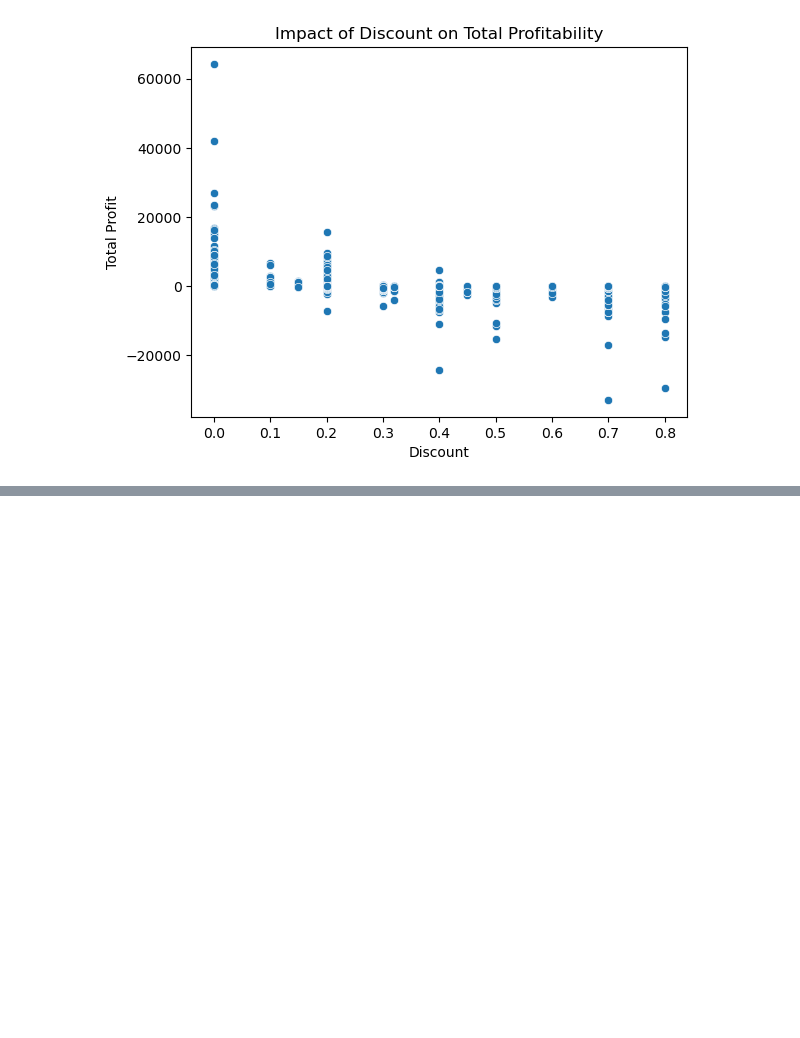
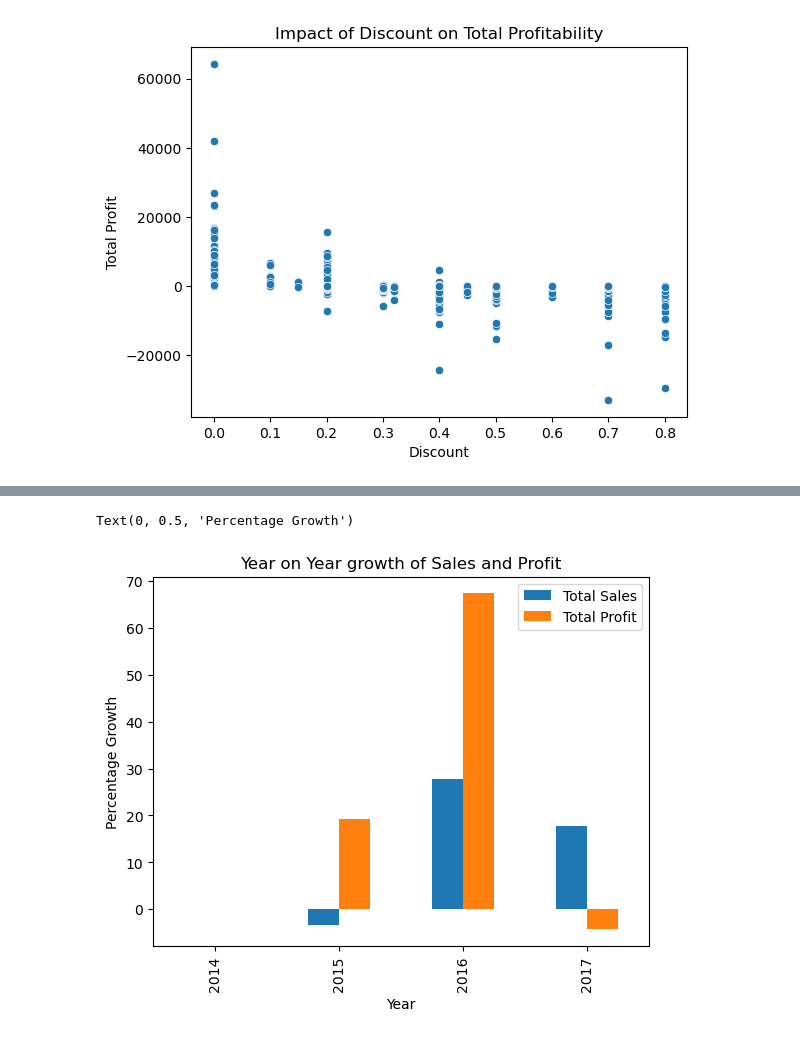
Before and after one commit to Shyam1327/SuperStore_Sales, a Jupyter notebook: SuperStore_Sales.ipynb, the cells around one changed output, grey strips where cells are left out. Saved outputs shown, nothing was run; the diff lists cells and outputs as text; code cells hidden in the pictures; blank space fills up the shorter version.

```diff
--- a/SuperStore_Sales.ipynb
+++ b/SuperStore_Sales.ipynb
@@ -1327,0 +1408,3 @@ plt.show()
+# %%
+yearly = df.groupby('OrderID Year')[['Total Sales','Total Profit']].sum().pct_change() *100
+yearly
@@ -1327,0 +1418,10 @@ plt.show()
+# %%
+yearly.plot(
+    kind='bar',
+    title='Year on Year growth of Sales and Profit'
+)
+plt.xlabel('Year')
+plt.ylabel('Percentage Growth')
+# %% [output]
+Text(0, 0.5, 'Percentage Growth')
+[figure, added]
```
Also changed, not shown: parts of 7 cells of this notebook.
